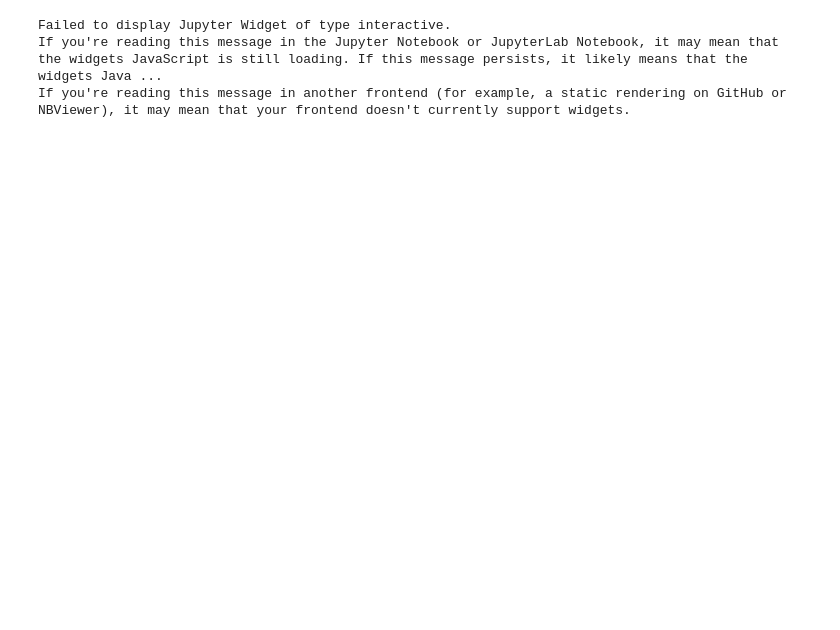
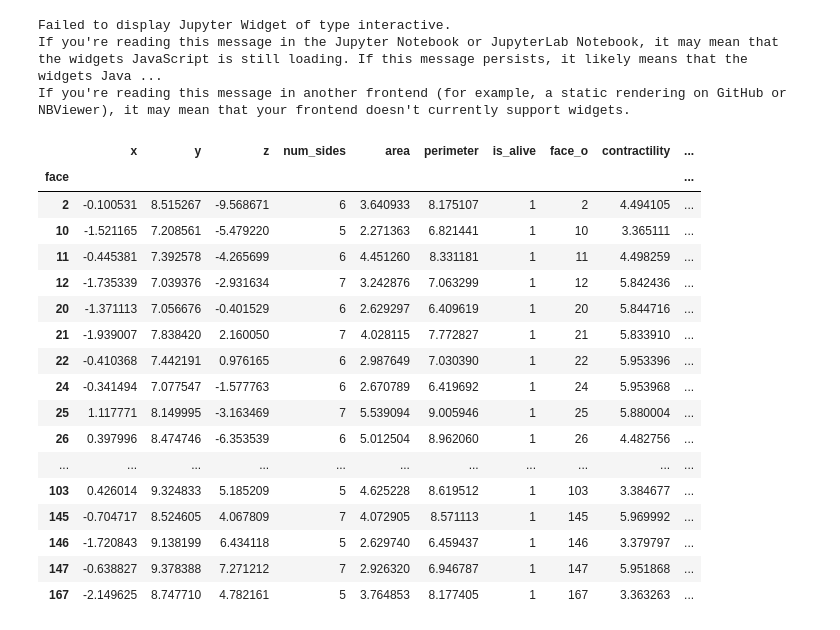
Before and after one commit to suzannelab/invagination, a Jupyter notebook: notebooks/SmallEllipsoidInvagination.ipynb, the cells around one changed output. Cells and saved outputs as stored; diff of their text form; code cells hidden in the pictures; blank space fills up the shorter version.

```diff
--- a/notebooks/SmallEllipsoidInvagination.ipynb
+++ b/notebooks/SmallEllipsoidInvagination.ipynb
@@ -39,7 +39,7 @@ SIM_DIR = Path('/home/admin-suz/Documents/Simulations')
 
 today = datetime.date.today()
 
-sim_save_dir = SIM_DIR/f'{today.isoformat()}_surface_tension2'
+sim_save_dir = SIM_DIR/f'{today.isoformat()}_surface_tension5'
 #sim_save_dir = SIM_DIR/f'2018-03-02'
 try:
     os.mkdir(sim_save_dir)
@@ -357,3 +436,35 @@ browse_sheets(dirname, hfs)
 Failed to display Jupyter Widget of type interactive.
 If you're reading this message in the Jupyter Notebook or JupyterLab Notebook, it may mean that the widgets JavaScript is still loading. If this message persists, it likely means that the widgets Java ...
 If you're reading this message in another frontend (for example, a static rendering on GitHub or NBViewer), it may mean that your frontend doesn't currently support widgets.
+# %%
+current = 'invagination_0007.hf5'
+ipv.clear()
+ipv.style.use('dark')
+
+
+dsets = hdf5.load_datasets(os.path.join(dirname, current),
+                               data_names=['vert', 'edge', 'face', 'cell'])
+
+specs = config.geometry.cylindrical_sheet()
+sheet = Sheet('ellipse', dsets, specs)
+# %%
+sheet.face_df[sheet.face_df.is_mesoderm]
+# %% [output]
+|  | x | y | z | num_sides | area | perimeter | is_alive | face_o | contractility | ... |
+| face |  |  |  |  |  |  |  |  |  | ... |
+| 2 | -0.100531 | 8.515267 | -9.568671 | 6 | 3.640933 | 8.175107 | 1 | 2 | 4.494105 | ... |
+| 10 | -1.521165 | 7.208561 | -5.479220 | 5 | 2.271363 | 6.821441 | 1 | 10 | 3.365111 | ... |
+| 11 | -0.445381 | 7.392578 | -4.265699 | 6 | 4.451260 | 8.331181 | 1 | 11 | 4.498259 | ... |
+| 12 | -1.735339 | 7.039376 | -2.931634 | 7 | 3.242876 | 7.063299 | 1 | 12 | 5.842436 | ... |
+| 20 | -1.371113 | 7.056676 | -0.401529 | 6 | 2.629297 | 6.409619 | 1 | 20 | 5.844716 | ... |
+| 21 | -1.939007 | 7.838420 | 2.160050 | 7 | 4.028115 | 7.772827 | 1 | 21 | 5.833910 | ... |
+| 22 | -0.410368 | 7.442191 | 0.976165 | 6 | 2.987649 | 7.030390 | 1 | 22 | 5.953396 | ... |
+| 24 | -0.341494 | 7.077547 | -1.577763 | 6 | 2.670789 | 6.419692 | 1 | 24 | 5.953968 | ... |
+| 25 | 1.117771 | 8.149995 | -3.163469 | 7 | 5.539094 | 9.005946 | 1 | 25 | 5.880004 | ... |
+| 26 | 0.397996 | 8.474746 | -6.353539 | 6 | 5.012504 | 8.962060 | 1 | 26 | 4.482756 | ... |
+| ... | ... | ... | ... | ... | ... | ... | ... | ... | ... | ... |
+| 103 | 0.426014 | 9.324833 | 5.185209 | 5 | 4.625228 | 8.619512 | 1 | 103 | 3.384677 | ... |
+| 145 | -0.704717 | 8.524605 | 4.067809 | 7 | 4.072905 | 8.571113 | 1 | 145 | 5.969992 | ... |
+| 146 | -1.720843 | 9.138199 | 6.434118 | 5 | 2.629740 | 6.459437 | 1 | 146 | 3.379797 | ... |
+| 147 | -0.638827 | 9.378388 | 7.271212 | 7 | 2.926320 | 6.946787 | 1 | 147 | 5.951868 | ... |
+| 167 | -2.149625 | 8.747710 | 4.782161 | 5 | 3.764853 | 8.177405 | 1 | 167 | 3.363263 | ... |
```
Also changed, not shown: parts of 5 cells of this notebook, 17 other files.
